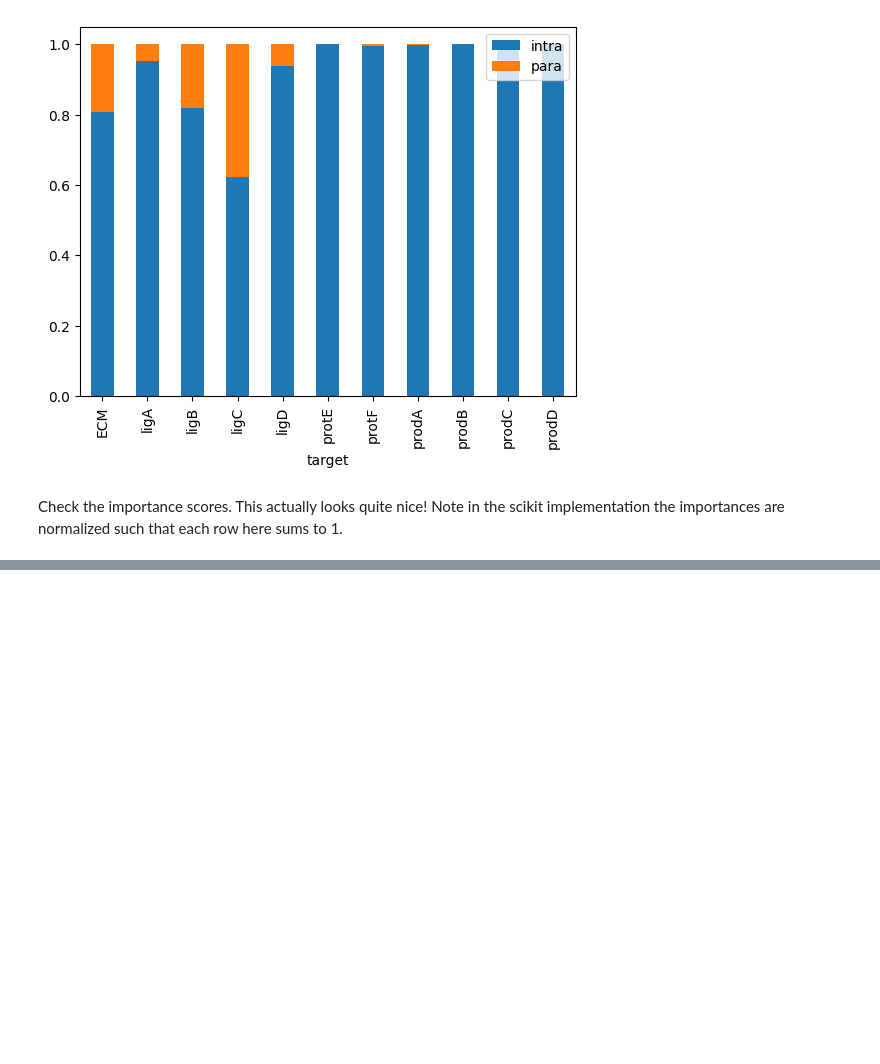
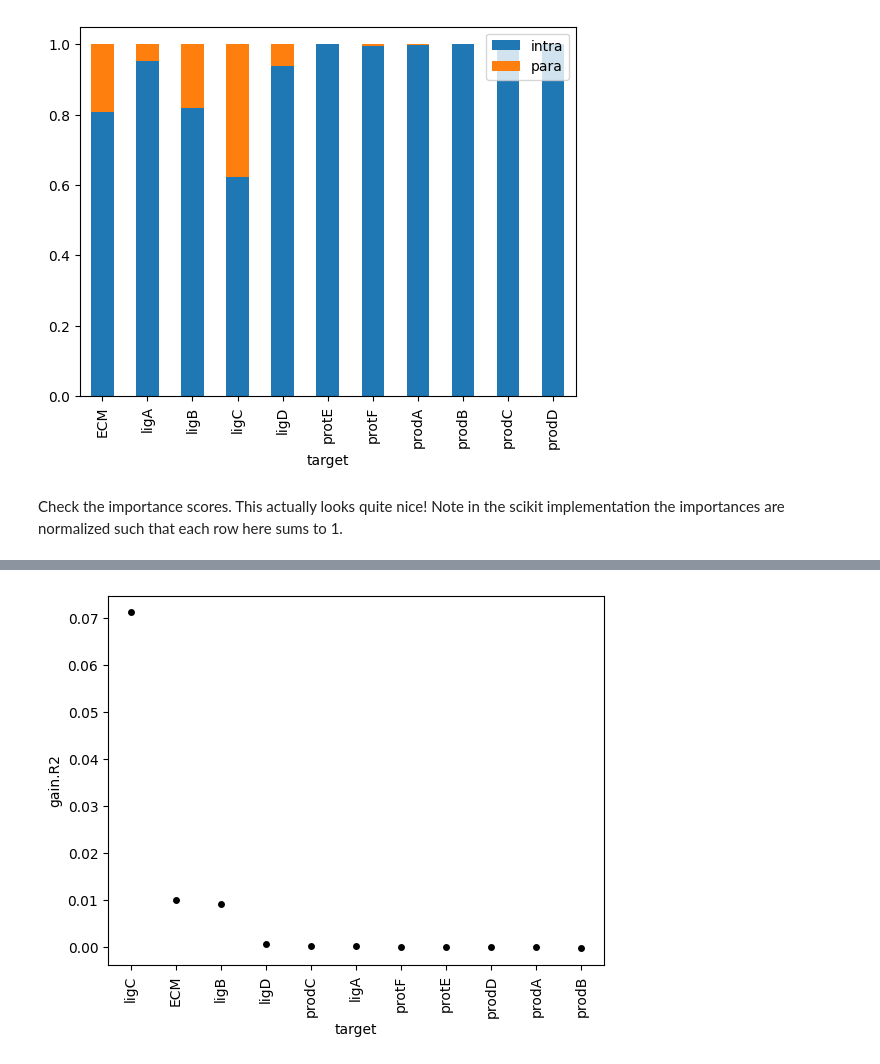
Before and after one commit to schae211/testing_misty_py, a Jupyter notebook: scripts/synthetic_py.ipynb, the cells around one changed output, grey strips where cells are left out. Cells and saved outputs as stored; diff of their text form; code cells hidden in the pictures; blank space fills up the shorter version.

```diff
--- a/scripts/synthetic_py.ipynb
+++ b/scripts/synthetic_py.ipynb
@@ -139,0 +154,4 @@ plot_importance(mdata.uns["misty_results"]["importances"], "para")
+# %%
+plot_performance(mdata.uns["misty_results"]["performances"], stat="gain.R2")
+# %% [output]
+[figure, added]
```
Also changed, not shown: parts of 12 cells of this notebook, 1 other file.
